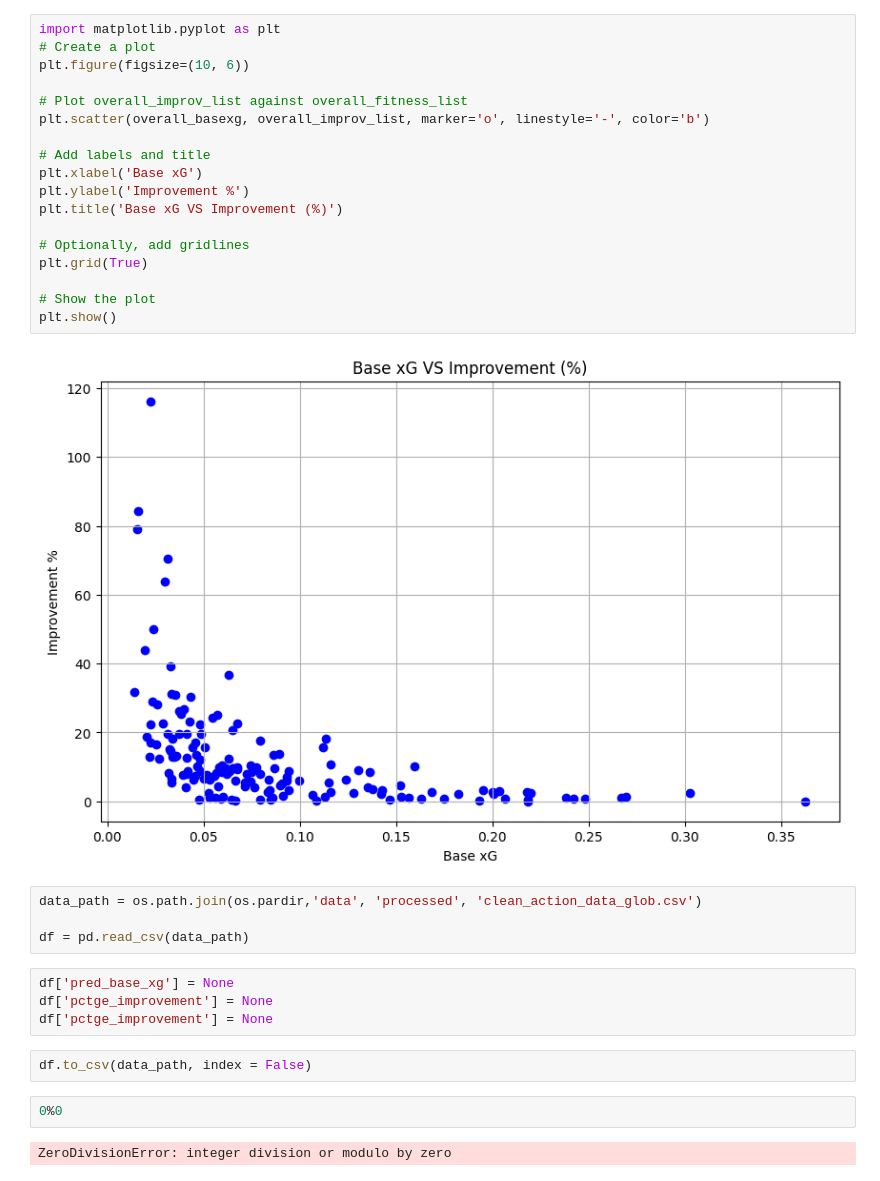
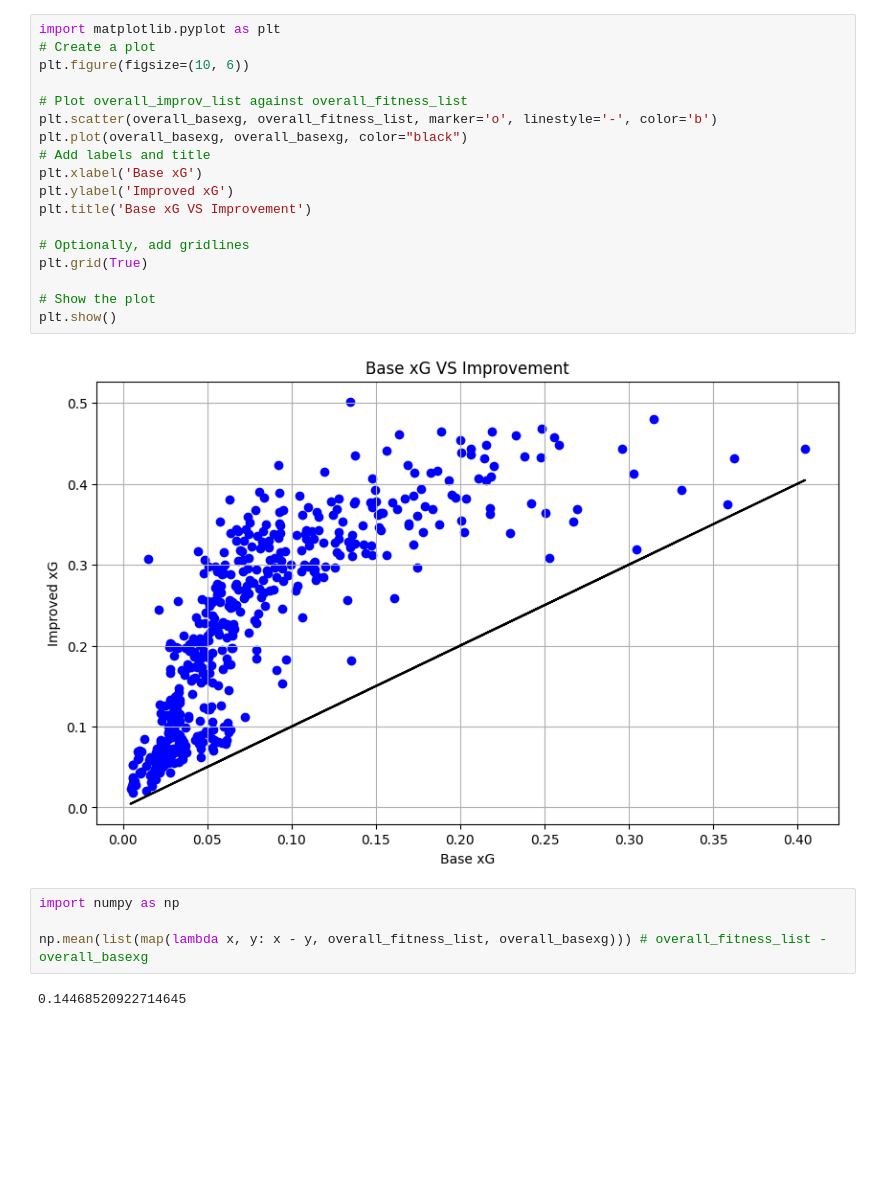
Before and after one commit to TheoBacqueyrisse/football-data, a Jupyter notebook: notebook/tfr-05-results_viz.ipynb, the cells around one changed output. Drawn from its saved outputs; the diff is of its cells as text; blank space fills up the shorter version.

```diff
--- a/notebook/tfr-05-results_viz.ipynb
+++ b/notebook/tfr-05-results_viz.ipynb
@@ -35,34 +35,26 @@ overall_basexg = list(filter(lambda x: not math.isnan(x), df['pred_base_xg'].to_
 # %%
 import matplotlib.pyplot as plt
 # Create a plot
 plt.figure(figsize=(10, 6))
 
 # Plot overall_improv_list against overall_fitness_list
-plt.scatter(overall_basexg, overall_improv_list, marker='o', linestyle='-', color='b')
-
+plt.scatter(overall_basexg, overall_fitness_list, marker='o', linestyle='-', color='b')
+plt.plot(overall_basexg, overall_basexg, color="black")
 # Add labels and title
 plt.xlabel('Base xG')
-plt.ylabel('Improvement %')
-plt.title('Base xG VS Improvement (%)')
+plt.ylabel('Improved xG')
+plt.title('Base xG VS Improvement')
 
 # Optionally, add gridlines
 plt.grid(True)
 
 # Show the plot
 plt.show()
 # %% [output]
-[figure, old version]
+[figure, new version]
-# %%
-data_path = os.path.join(os.pardir,'data', 'processed', 'clean_action_data_glob.csv')
-
-df = pd.read_csv(data_path)
-# %%
-df['pred_base_xg'] = None
-df['pctge_improvement'] = None
-df['pctge_improvement'] = None
-# %%
-df.to_csv(data_path, index = False)
-# %%
-0%0
-# %% [output]
-ZeroDivisionError: integer division or modulo by zero
+# %%
+import numpy as np
+
+np.mean(list(map(lambda x, y: x - y, overall_fitness_list, overall_basexg))) # overall_fitness_list - overall_basexg
+# %% [output]
+0.14468520922714645
```
Also changed, not shown: parts of 2 cells of this notebook, 3 other files.
